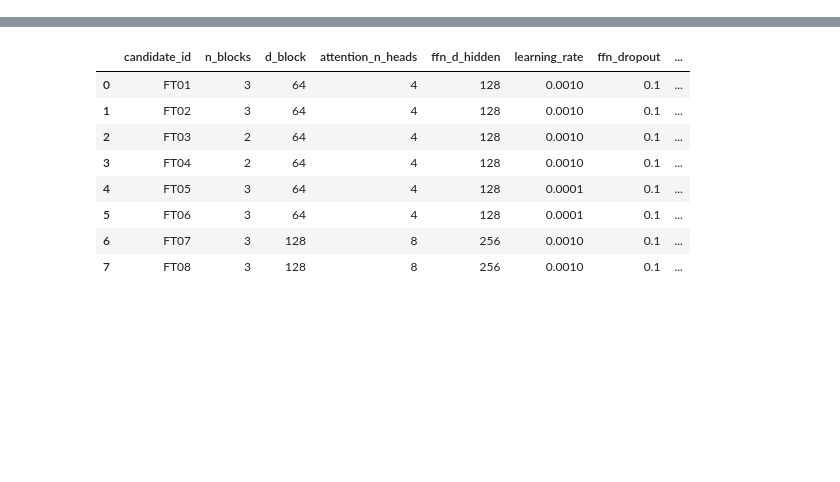
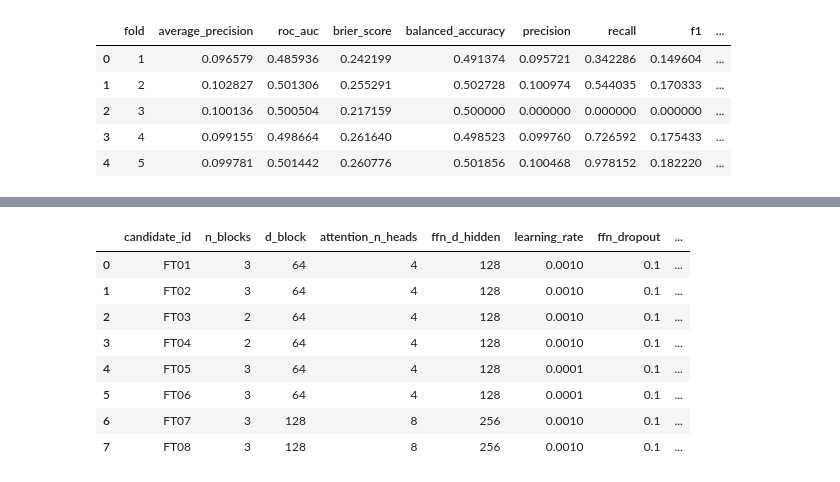
Before and after one commit to Sankalpa-KMCP/Employee_Resignation_Prediction, a Jupyter notebook: notebooks/team_contributions/models/member_1_ft_transformer/05_m1_ft_transformer.ipynb, the cells around one changed output, grey strips where cells are left out. Cells and saved outputs as stored; diff of their text form; code cells hidden in the pictures; blank space fills up the shorter version.

```diff
--- a/notebooks/team_contributions/models/member_1_ft_transformer/05_m1_ft_transformer.ipynb
+++ b/notebooks/team_contributions/models/member_1_ft_transformer/05_m1_ft_transformer.ipynb
@@ -0,0 +574,89 @@
+# %%
+# -----------------------------
+# 11. Fold-level and pooled OOF performance
+# -----------------------------
+
+fold_metrics = final_ft_cv_result.fold_metrics.copy()
+oof_predictions = final_ft_cv_result.predictions.copy()
+
+expected_metric_columns = {
+    "fold",
+    "average_precision",
+    "roc_auc",
+    "precision",
+    "recall",
+    "f1",
+    "balanced_accuracy",
+    "brier_score",
+    "fit_time_seconds",
+    "predict_time_seconds",
+}
+
+missing_metric_columns = expected_metric_columns - set(fold_metrics.columns)
+assert not missing_metric_columns, (
+    f"Fold metrics are missing columns: {sorted(missing_metric_columns)}"
+)
+assert len(fold_metrics) == 5
+
+display(
+    fold_metrics[
+        [
+            "fold",
+            "average_precision",
+            "roc_auc",
+            "brier_score",
+            "balanced_accuracy",
+            "precision",
+            "recall",
+            "f1",
+            "predicted_positive_rate",
+            "fit_time_seconds",
+            "predict_time_seconds",
+        ]
+    ].round(6)
+)
+
+pooled_metrics = calculate_binary_metrics(
+    y_true=oof_predictions["y_true"],
+    y_probability=oof_predictions["y_probability"],
+    y_pred=oof_predictions["y_pred_0_5"],
+    threshold=0.50,
+)
+
+prevalence = float(oof_predictions["y_true"].mean())
+no_skill_ap = prevalence
+constant_prevalence_brier = prevalence * (1.0 - prevalence)
+
+metric_summary = pd.DataFrame(
+    [
+        ("Average Precision / PR-AUC", pooled_metrics["average_precision"]),
+        ("No-skill AP (prevalence)", no_skill_ap),
+        ("ROC-AUC", pooled_metrics["roc_auc"]),
+        ("Brier score", pooled_metrics["brier_score"]),
+        ("Constant-prevalence Brier reference", constant_prevalence_brier),
+        ("Balanced accuracy @ 0.50", pooled_metrics["balanced_accuracy"]),
+        ("Precision @ 0.50", pooled_metrics["precision"]),
+        ("Recall @ 0.50", pooled_metrics["recall"]),
+        ("F1 @ 0.50", pooled_metrics["f1"]),
+        (
+            "Predicted-positive rate @ 0.50",
+            pooled_metrics["predicted_positive_rate"],
+        ),
+    ],
+    columns=["Metric", "Value"],
+)
+
+print("\nPooled OOF metrics")
+display(metric_summary.round(6))
+
+print(
+    "PR-AUC lift over prevalence:",
+    f"{pooled_metrics['average_precision'] - no_skill_ap:+.6f}",
+)
+# %% [output]
+|  | fold | average_precision | roc_auc | brier_score | balanced_accuracy | precision | recall | f1 | ... |
+| 0 | 1 | 0.096579 | 0.485936 | 0.242199 | 0.491374 | 0.095721 | 0.342286 | 0.149604 | ... |
+| 1 | 2 | 0.102827 | 0.501306 | 0.255291 | 0.502728 | 0.100974 | 0.544035 | 0.170333 | ... |
+| 2 | 3 | 0.100136 | 0.500504 | 0.217159 | 0.500000 | 0.000000 | 0.000000 | 0.000000 | ... |
+| 3 | 4 | 0.099155 | 0.498664 | 0.261640 | 0.498523 | 0.099760 | 0.726592 | 0.175433 | ... |
+| 4 | 5 | 0.099781 | 0.501442 | 0.260776 | 0.501856 | 0.100468 | 0.978152 | 0.182220 | ... |
```
Also changed, not shown: parts of 28 cells of this notebook, 4 other files.
